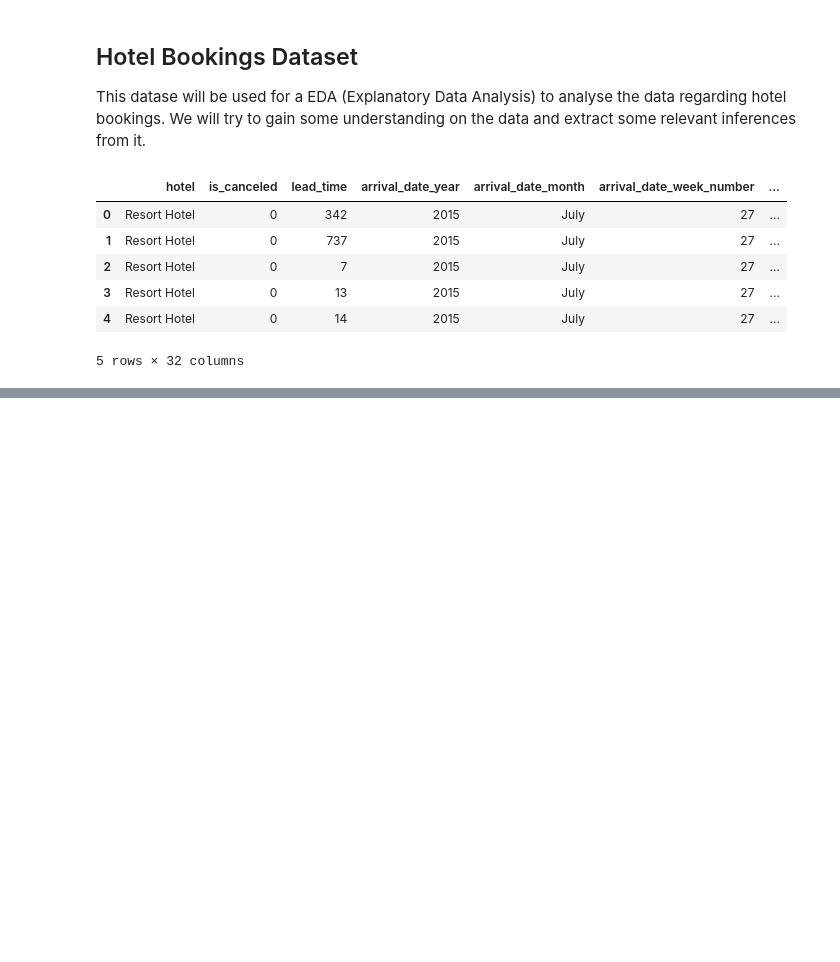
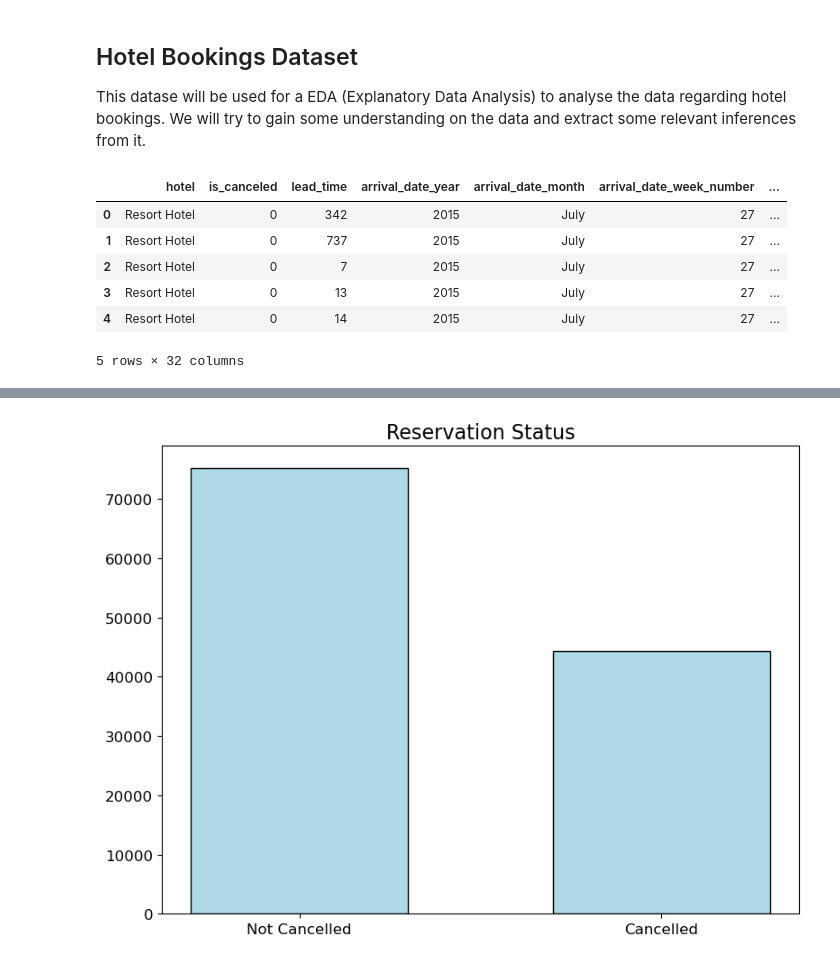
Before and after one commit to messabaouni/Booking-Demand, a Jupyter notebook: main.ipynb, the cells around one changed output, grey strips where cells are left out. Saved outputs shown, nothing was run; the diff lists cells and outputs as text; code cells hidden in the pictures; blank space fills up the shorter version.

```diff
--- a/main.ipynb
+++ b/main.ipynb
@@ -14,5 +12,5 @@ sys.path.append(currentdir)
 # %%
-htl_df = pd.read_csv(currentdir + '\\dataset\\hotel_bookings.csv', parse_dates=['reservation_status_date'])
+htl_df = pd.read_csv('./dataset/hotel_bookings.csv', parse_dates=['reservation_status_date'])
 htl_df.head()
 # %% [output]
 |  | hotel | is_canceled | lead_time | arrival_date_year | arrival_date_month | arrival_date_week_number | ... |
@@ -62,3 +60,4 @@ reservation_status_date             0
 dtype: int64
-# %%
-htl_df[['agent','company']] = htl_df[['agent','company']].fillna(0)
+# %%
+htl_df = htl_df.drop(columns=['company'])
+htl_df['agent'] = htl_df['agent'].astype(pd.Int64Dtype())
@@ -64,0 +86,5 @@ htl_df[['agent','company']] = htl_df[['agent','company']].fillna(0)
+# %%
+htl_df['agent'] = htl_df['agent'].fillna(0)
+
+# does not make sense to keep as predictor
+htl_df.drop(columns=['agent'], inplace=True)
@@ -64,0 +106,16 @@ htl_df[['agent','company']] = htl_df[['agent','company']].fillna(0)
+# %%
+cancelled_perc = htl_df['is_canceled'].value_counts(normalize=True)
+
+# Define color palette
+colors = sns.color_palette(["#85C1E9", "#EDBB99"])
+
+# Plot
+plt.figure(figsize=(8, 6))  # Set background color to light gray
+plt.title('Reservation Status', fontsize=16, color='Black')
+plt.bar(['Not Cancelled', 'Cancelled'], htl_df['is_canceled'].value_counts(), edgecolor='black', width=0.6, color="lightblue")
+plt.xticks(fontsize=12, color='Black')
+plt.yticks(fontsize=12, color='Black')
+plt.tight_layout()
+plt.show()
+# %% [output]
+[figure, added]
```
Also changed, not shown: parts of 9 cells of this notebook.
